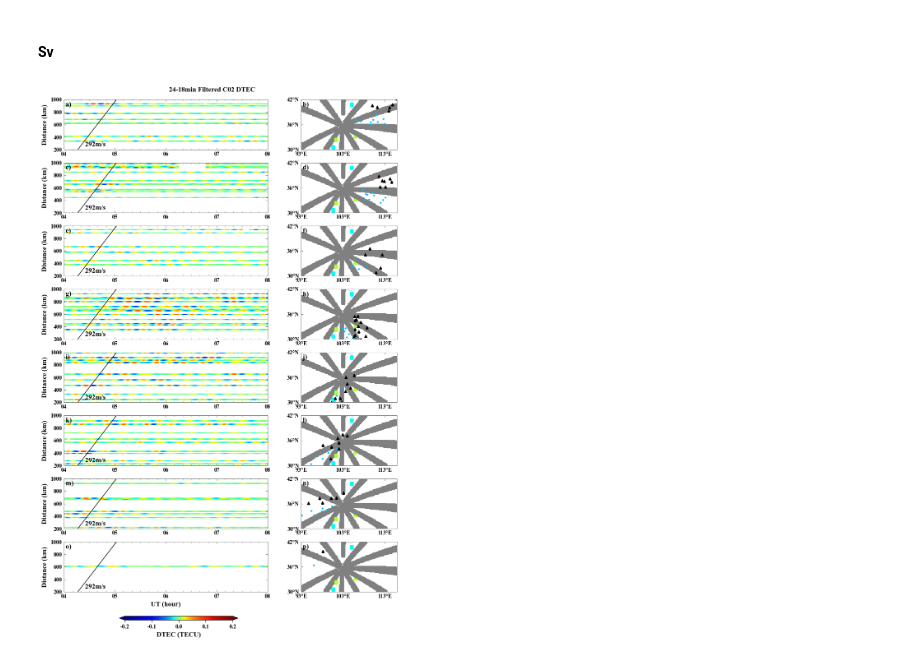
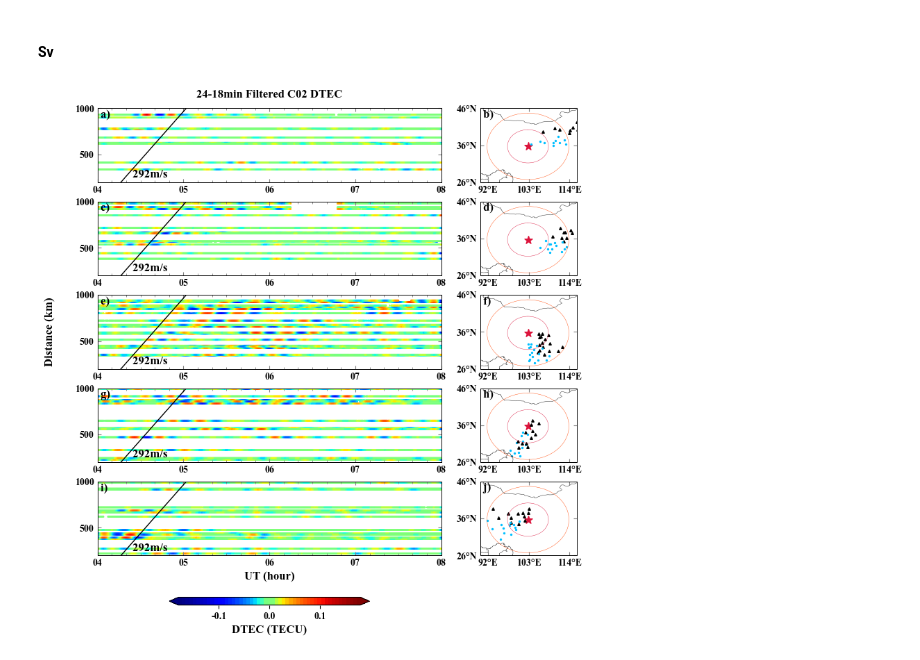
Before and after one commit to mewoooew/pypoetry, a Jupyter notebook: GNSS_TEC/timeTravelDiagramRadial.ipynb, the cells around one changed output. Drawn from its saved outputs; the diff is of its cells as text; code cells hidden in the pictures.

Commit message:
要提交的变更： 	修改：     GNSS_TEC/timeTravelDiagramRadial.ipynb

```diff
--- a/GNSS_TEC/timeTravelDiagramRadial.ipynb
+++ b/GNSS_TEC/timeTravelDiagramRadial.ipynb
@@ -194,24 +231,26 @@ def show_cmap(cmap, norm=None, extend=None):
 
 #     return new_cmap
 
+# nums = 128
+nums = 25
 
 # new_cmap1 = new_cmap()
 def create_cmap(base=10):
     if base == 10:
         nodes = np.hstack(
             (
-                np.log10(np.linspace(10, 1.02, 128)) * (-1),
+                np.log10(np.linspace(10, 1.02, nums)) * (-1),
                 0,
-                np.log10(np.linspace(1.02, 10, 128)),
+                np.log10(np.linspace(1.02, 10, nums)),
             )
         )
 
     elif base == 2:
         nodes = np.hstack(
             (
-                np.log2(np.linspace(2, 1.01, 128)) * (-1),
+                np.log2(np.linspace(2, 1.01, nums)) * (-1),
                 0,
-                np.log2(np.linspace(1.01, 2, 128)),
+                np.log2(np.linspace(1.01, 2, nums)),
             )
         )
     else:
@@ -353,9 +380,9 @@ def plot_vars(
     except Exception as e:
         print(e)
 
-    rightx.scatter(site_posi[0], site_posi[1], c='k', transform=proj, s=20, marker='^')
+    rightx.scatter(site_posi[0], site_posi[1], c='k', transform=proj, s=6, marker='^')
     rightx.scatter(
-        ipp_posi[0], ipp_posi[1], c='deepskyblue', transform=proj, s=5, marker='o'
+        ipp_posi[0], ipp_posi[1], c='deepskyblue', transform=proj, s=2, marker='o'
     )
     return im
 # %% [markdown]
@@ -484,23 +511,24 @@ def plot_Travel_Time_Diagram_radial(
     f_path = f'plots'
     f_save = f'{f_path}/traveltime_radial_{sv}_{label}{winlong}-{winshort}{p_units}.png'
 
-    rows = 8
+    rows = 5
     leftx, rightx = {}, {}
     leftwidth, rightwidth, height, hspace = 0.55, 0.28, 0.076, 0.02
 
     proj = ccrs.PlateCarree()
     # centric = [focus_posi[0], 35]
-    minlon, maxlon, minlat, maxlat = (93, 116, 30, 42)
+    flon, flat = focus_posi[0], focus_posi[1]
+    minlon, maxlon, minlat, maxlat = (np.floor(flon-12), np.ceil(flon+12.5), np.floor(flat-9.5), np.ceil(flat+10))
     extents = [minlon, maxlon, minlat, maxlat]
-    fig = plt.figure(figsize=(9, 16))
-    fig.suptitle(title, x=0.5, y=0.93, fontproperties=fonts)
+    fig = plt.figure(figsize=(9, 14))
+    fig.suptitle(title, x=0.375, y=0.93, fontproperties=fonts)
     for irow in range(rows):
         if irow == 0:
             leftx[irow] = plt.axes(
                 [0.10, 0.835 - irow * (height + hspace), leftwidth, height]
             )
             rightx[irow] = plt.axes(
-                [0.73, 0.835 - irow * (height + hspace), rightwidth, height],
+                [0.65, 0.835 - irow * (height + hspace), rightwidth, height],
                 projection=proj,
             )
         else:
@@ -510,7 +538,7 @@ def plot_Travel_Time_Diagram_radial(
                 sharey=leftx[0],
             )
             rightx[irow] = plt.axes(
-                [0.73, 0.835 - irow * (height + hspace), rightwidth, height],
+                [0.65, 0.835 - irow * (height + hspace), rightwidth, height],
                 projection=proj,
                 sharex=rightx[0],
                 sharey=rightx[0],
@@ -527,24 +555,34 @@ def plot_Travel_Time_Diagram_radial(
             ),
         )
 
-        spine_color = 'grey'
+        spine_color = 'k'
+        spine_lw = 0.7
         leftx[irow].tick_params(
             axis='both',
             which='both',
             top=True,
             right=True,
             direction='in',
-            color=spine_color,
+            color='grey',
         )
         rightx[irow].tick_params(
             axis='both',
             top=True,
             right=True,
             direction='in',
-            color=spine_color,
+            color='grey',
+            # width=0.5,
             labelbottom='on',
             labelleft='on',
         )
+
+
+
+        leftx[irow].spines['top'].set_linewidth(spine_lw)
+        leftx[irow].spines['bottom'].set_linewidth(spine_lw)
+        leftx[irow].spines['left'].set_linewidth(spine_lw)
+        leftx[irow].spines['right'].set_linewidth(spine_lw)
+        rightx[irow].spines['geo'].set_linewidth(spine_lw)
 
         leftx[irow].spines['top'].set_color(spine_color)
         leftx[irow].spines['bottom'].set_color(spine_color)
@@ -552,7 +590,7 @@ def plot_Travel_Time_Diagram_radial(
         leftx[irow].spines['right'].set_color(spine_color)
         rightx[irow].spines['geo'].set_color(spine_color)
 
-    cbarx = fig.add_axes([0.25, 0.12, 0.32, 0.006])
+    cbarx = fig.add_axes([0.215, 0.4, 0.32, 0.008])
     # site = 'WUHN'
     # for site in obs_sites:
 
@@ -602,8 +640,8 @@ def plot_Travel_Time_Diagram_radial(
         else:
             pass
 
-        one_arc = np.pi / 6.0  ## unit: radians
-        arc = np.floor((bear - 2 * one_arc) / one_arc)
+        one_arc = np.pi / 4.0  ## unit: radians
+        arc = np.floor((bear - 1 * one_arc) / one_arc)
         if arc >= rows or arc < 0:
             continue
         else:
@@ -663,39 +701,40 @@ def plot_Travel_Time_Diagram_radial(
 
     for irow in range(rows):
         leftx[irow].axvline(occur_UT, color='orangered', alpha=0.9, ls='--', lw=2)
-        leftx[irow].set_ylabel(f'{ylabel} ({v_units})', fontproperties=fonts)
+        if irow==rows//2:
+            leftx[irow].set_ylabel(f'{ylabel} ({v_units})', fontproperties=fonts, labelpad=20)
 
     leftx[0].set_xlim([t_start, t_end])
     leftx[0].set_ylim([200, maxdist])
     ticks = np.arange(0, 25, 1)
     mticks = np.arange(0, 70, 10)
     leftx[0].xaxis.set_major_locator(mdates.HourLocator(ticks))
     leftx[0].xaxis.set_minor_locator(mdates.MinuteLocator(mticks))
     leftx[0].xaxis.set_major_formatter(format_func)
 
     leftx[rows - 1].set_xlabel(f'UT (hour)', fontproperties=fonts)
     if to_save:
         fig.savefig(f_save, bbox_inches='tight')
     else:
         plt.show()
     plt.clf()
     plt.close('all')
     gc.collect()
 
 
 plot_Travel_Time_Diagram_radial(
     nc,
     df,
     focus_posi,
     occur_UT,
     BeiDou_posi,
     t_interval,
     winlong=24,
     winshort=18,
     s=0.8,
-    vmax=0.2,
+    vmax=0.18,
     sv='C02',
     to_save=False,
 )
 # %% [output]
-[figure, old version]
+[figure, new version]
```
Also changed, not shown: parts of 5 cells of this notebook.
